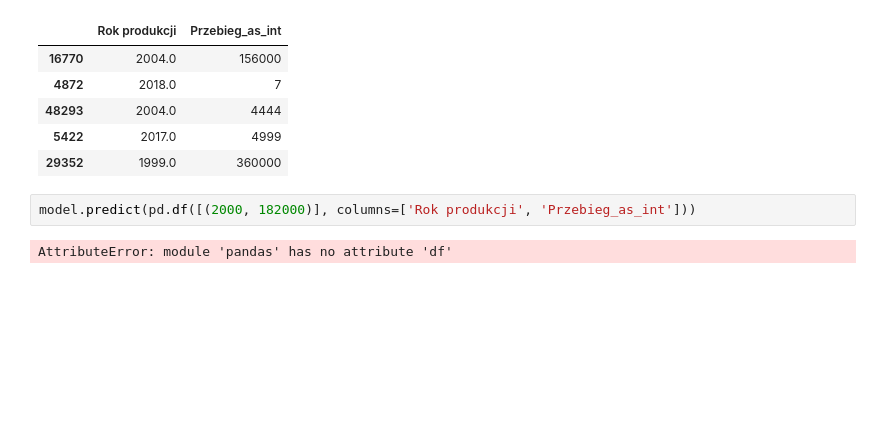
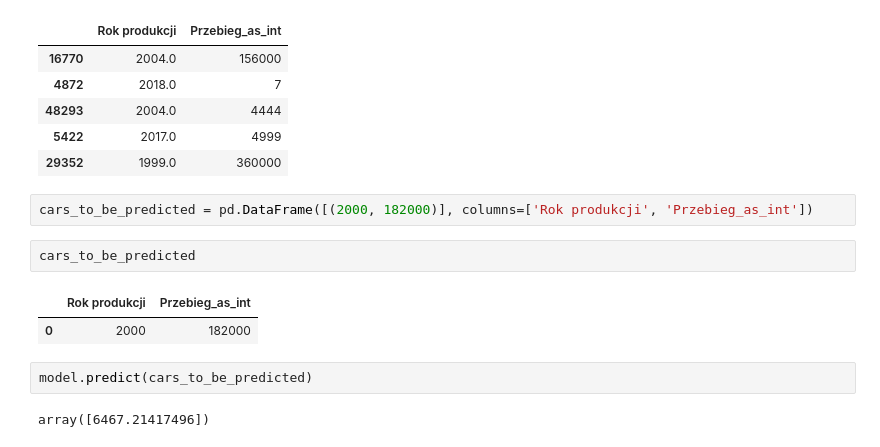
Before and after one commit to jkanclerz/data-science-workshop-2021, a Jupyter notebook: 01--edi/10--sample-analysis.ipynb, the cells around one changed output. Cells and saved outputs as stored; diff of their text form; blank space fills up the shorter version.

```diff
--- a/01--edi/10--sample-analysis.ipynb
+++ b/01--edi/10--sample-analysis.ipynb
@@ -275,6 +275,13 @@ X_test.head()
 | 5422 | 2017.0 | 4999 |
 | 29352 | 1999.0 | 360000 |
 # %%
-model.predict(pd.df([(2000, 182000)], columns=['Rok produkcji', 'Przebieg_as_int']))
+cars_to_be_predicted = pd.DataFrame([(2000, 182000)], columns=['Rok produkcji', 'Przebieg_as_int'])
-# %% [output]
-AttributeError: module 'pandas' has no attribute 'df'
+# %%
+cars_to_be_predicted
+# %% [output]
+|  | Rok produkcji | Przebieg_as_int |
+| 0 | 2000 | 182000 |
+# %%
+model.predict(cars_to_be_predicted)
+# %% [output]
+array([6467.21417496])
```
Also changed, not shown: 1 other file.
